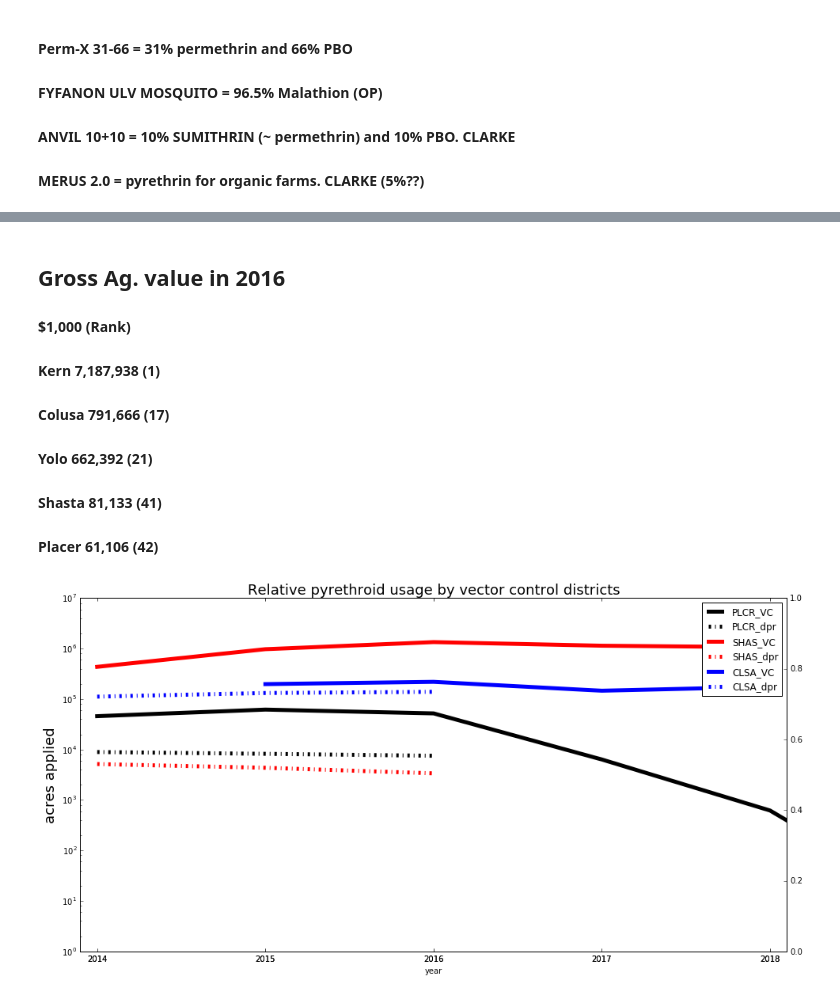
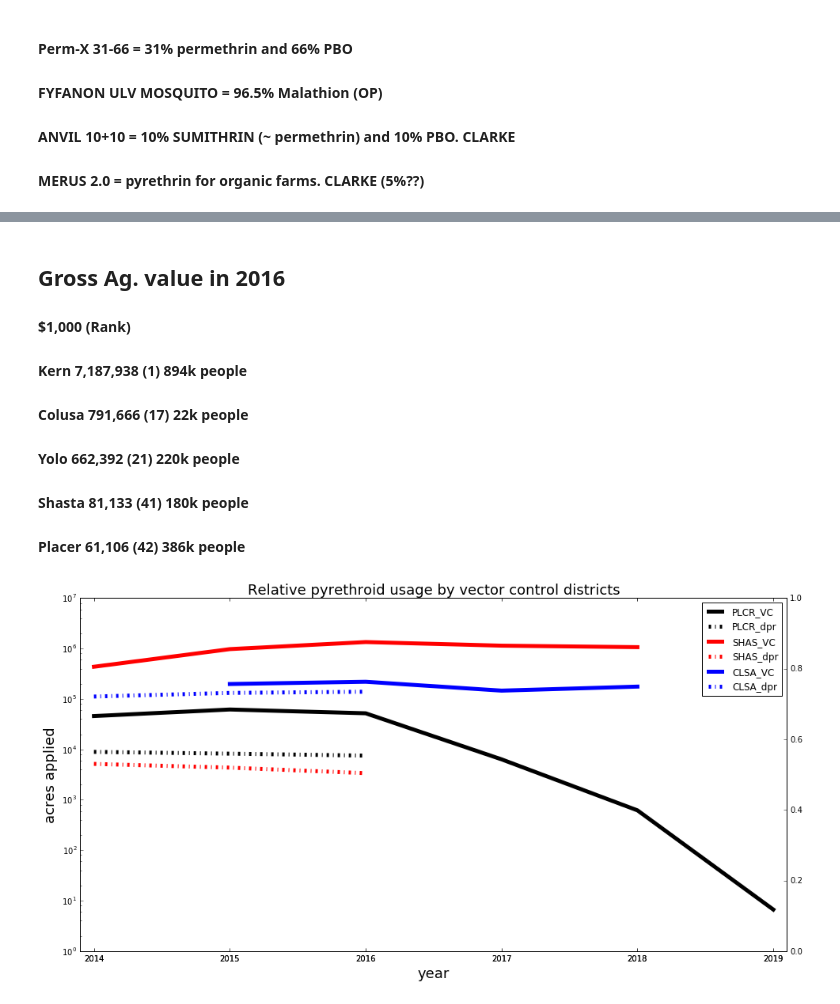
Before and after one commit to bjmain/pesticides, a Jupyter notebook: DPR_workflow1.ipynb, the cells around one changed output, grey strips where cells are left out. Saved outputs shown, nothing was run; the diff lists cells and outputs as text; code cells hidden in the pictures.

```diff
--- a/DPR_workflow1.ipynb
+++ b/DPR_workflow1.ipynb
@@ -550,8 +451,8 @@ compare_ag_vectorcontrol("shasta.csv", VC_OP, "OP.pur", "Organophosphate", "45")
 # %% [markdown]
 ## Gross Ag. value in 2016
 ####    $1,000 (Rank)
-#### Kern 7,187,938 (1)
-#### Colusa 791,666 (17)
-#### Yolo 662,392 (21)
-#### Shasta 81,133 (41)
-#### Placer 61,106 (42)
+#### Kern 7,187,938 (1)  894k people
+#### Colusa 791,666 (17)  22k people
+#### Yolo 662,392 (21) 220k people
+#### Shasta 81,133 (41) 180k people
+#### Placer 61,106 (42) 386k people
@@ -637,5 +459,5 @@ def compare_ag_multiple_vectorcontrol(VC_data, VC_prod_list, county_abbr, DPR_da
 # %%
-#  Vector control data
+#  Vector control vs DPR pyrethroid data
 
 import matplotlib.pyplot as P
 import pandas as pd
@@ -697,34 +519,35 @@ for dist in district_list:
         if yr not in dpr_D:
             dpr_D[yr]=0
         county = i[15]
         if county==county_code_D[dist]: #SHASTA is 45
             unit_trt = i[11]
             if i[10]=='': # skip entries with no data
                 continue
             if unit_trt == "S": # square ft.
                 acres = float(i[10])/43560
             elif unit_trt == "A":
                 acres = float(i[10])
             else:
                 continue
             dpr_D[yr]+=acres # sum up all pyrethroid applications
 
     dpr_year = []
     dpr_pyr = []
     for Y in sorted(dpr_D):
             dpr_year.append(Y)
             dpr_pyr.append(dpr_D[Y])
     ax1.plot(dpr_year,dpr_pyr, label="_".join([dist,"dpr"]), linestyle='-.',lw=5, color=color_list[counter])
 
 # clean up x ticks
-ax1.set_xlim(2013.9,2018.1)
-ax1.set_xticks([2014, 2015, 2016, 2017, 2018])
+ax1.set_xlim(2013.9,2019.1)
+ax1.set_xticks([2014, 2015, 2016, 2017, 2018, 2019])
 ax1.ticklabel_format(useOffset=False, style='plain')
 ax1.legend()
 ax1.set_title("Relative pyrethroid usage by vector control districts" , fontsize=18)
 ax1.set_ylabel("acres applied", fontsize=18)
+ax1.set_xlabel("year", fontsize=18)
 ax1.semilogy()
 P.show()
 # %% [output]
-[figure, old version]
+[figure, new version]
 # %%
```
Also changed, not shown: parts of 5 cells of this notebook.
